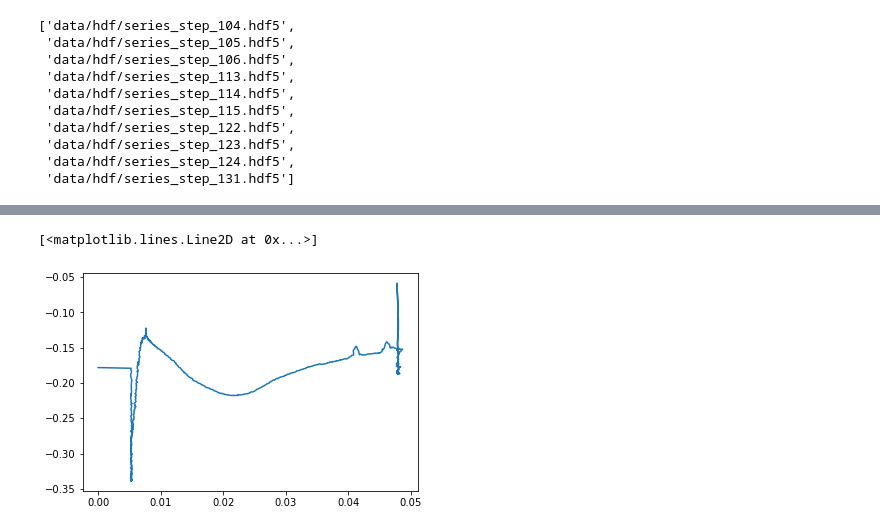
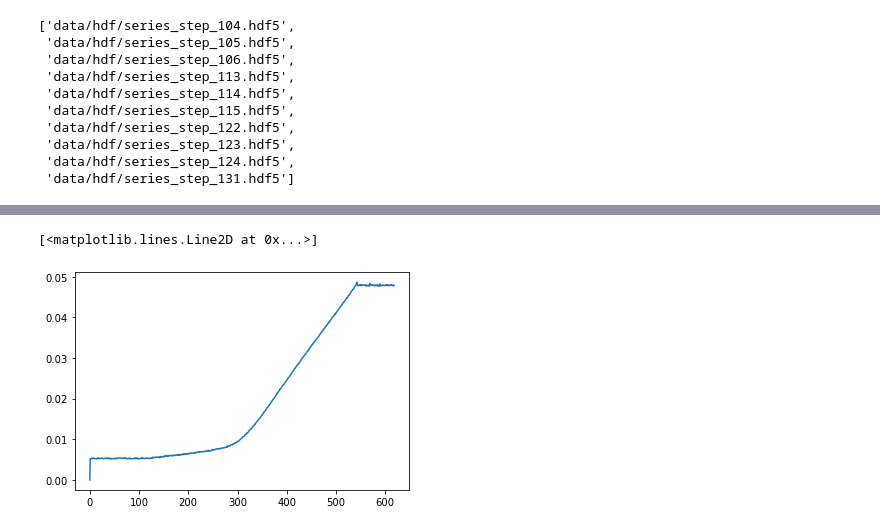
Before and after one commit to KMDE-10/DIC, a Jupyter notebook: HDF_import.ipynb, the cells around one changed output, grey strips where cells are left out. Saved outputs shown, nothing was run; the diff lists cells and outputs as text; code cells hidden in the pictures.

```diff
--- a/HDF_import.ipynb
+++ b/HDF_import.ipynb
@@ -117,8 +117,8 @@ display([i for i in series.columns])
 #display(series.loc['data/hdf/series_step_122.hdf5',('strains','strain_p1')])
 # %%
 #plt.matshow(zero_to_nan(series.loc['data/hdf/series_step_122.hdf5',('strains','strain_p1')]))
-plt.plot([np.nanmean(zero_to_nan(i)) for i in series.loc[:,('strains','strain_p1')]],[np.nanmean(zero_to_nan(i)) for i in series.loc[:,('add_data', 'analog_channels')]])
+plt.plot([np.nanmean(zero_to_nan(i)) for i in series.loc[:,('strains', 'strain_p1')]])
 #plt.plot([np.nanmean(zero_to_nan(i)) for i in series.loc[:,('add_data', 'analog_channels')]])
 # %% [output]
 [<matplotlib.lines.Line2D at 0x...>]
-[figure, old version]
+[figure, new version]
```
Also changed, not shown: parts of 12 cells of this notebook.
